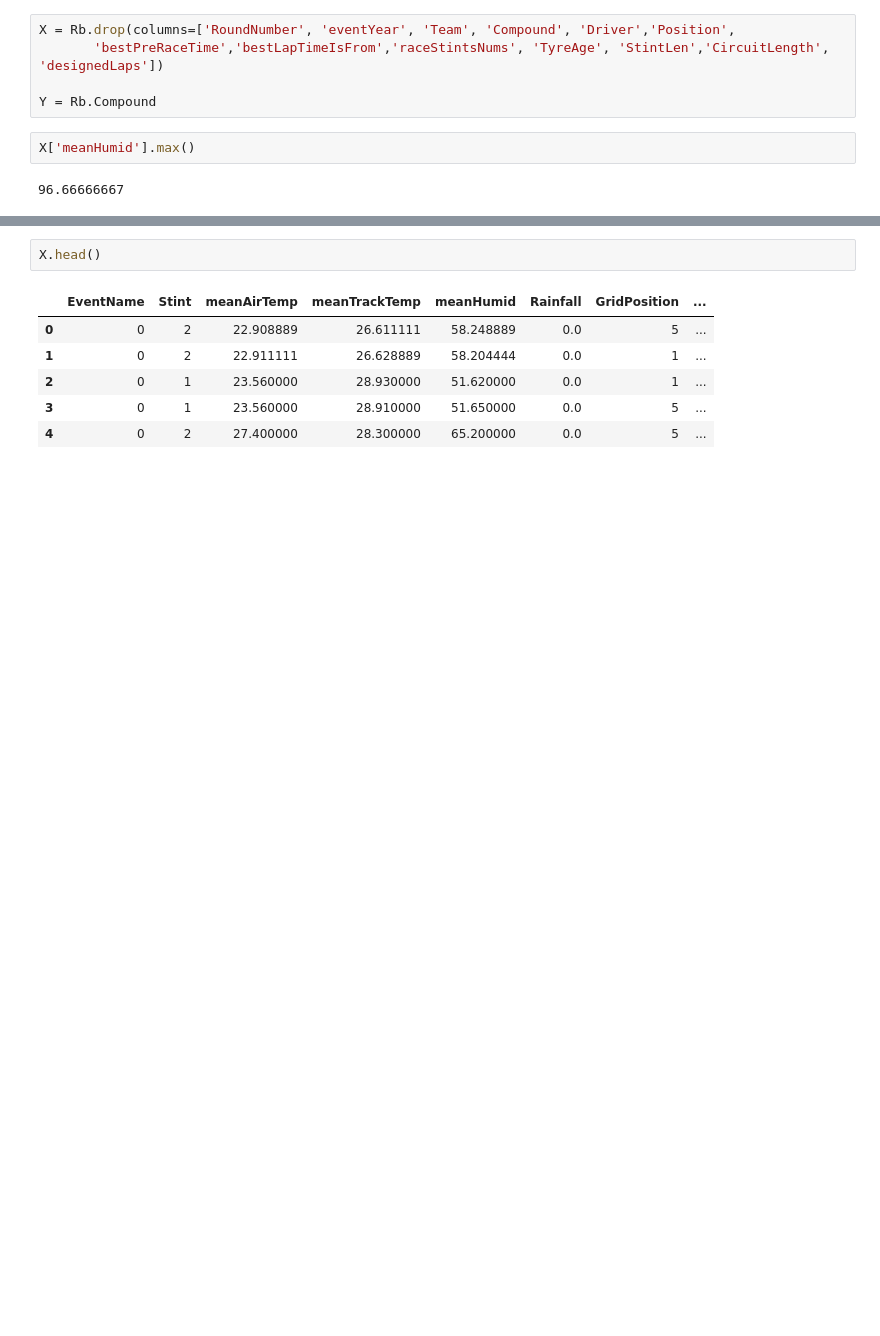
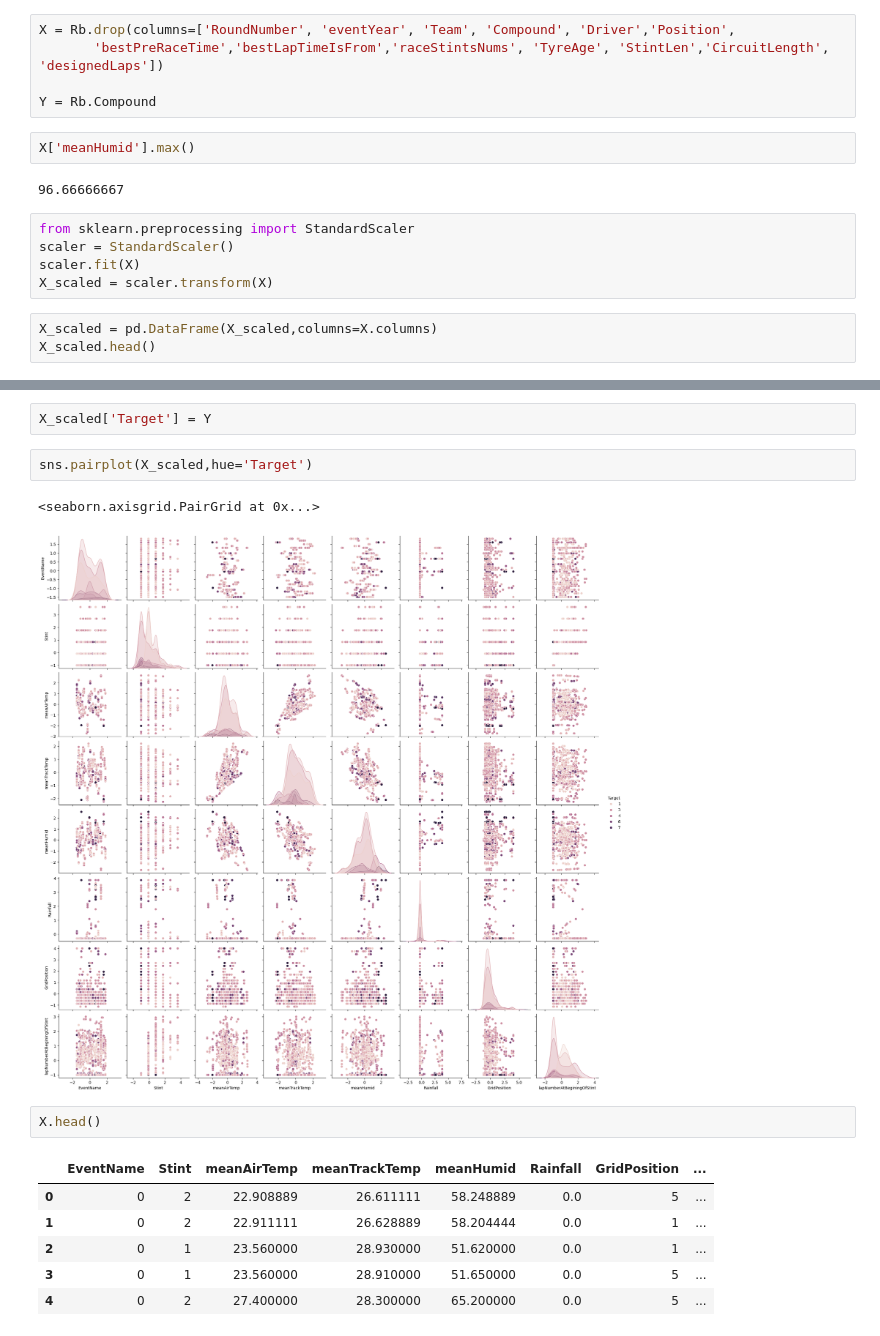
Before and after one commit to siddharthramagiri/RedBullRacing-PitStrategy-Formula1, a Jupyter notebook: PitStrategy copy.ipynb, the cells around one changed output, grey strips where cells are left out. Cells and saved outputs as stored; diff of their text form; blank space fills up the shorter version.

```diff
--- a/PitStrategy copy.ipynb
+++ b/PitStrategy copy.ipynb
@@ -129,3 +129,11 @@ Y = Rb.Compound
 X['meanHumid'].max()
 # %% [output]
 96.66666667
+# %%
+from sklearn.preprocessing import StandardScaler
+scaler = StandardScaler()
+scaler.fit(X)
+X_scaled = scaler.transform(X)
+# %%
+X_scaled = pd.DataFrame(X_scaled,columns=X.columns)
+X_scaled.head()
@@ -132,3 +147,10 @@ X['meanHumid'].max()
+# %%
+X_scaled['Target'] = Y
+# %%
+sns.pairplot(X_scaled,hue='Target')
+# %% [output]
+<seaborn.axisgrid.PairGrid at 0x...>
+[figure, added]
 # %%
 X.head()
 # %% [output]
```
Also changed, not shown: parts of 3 cells of this notebook, 1 other file.
